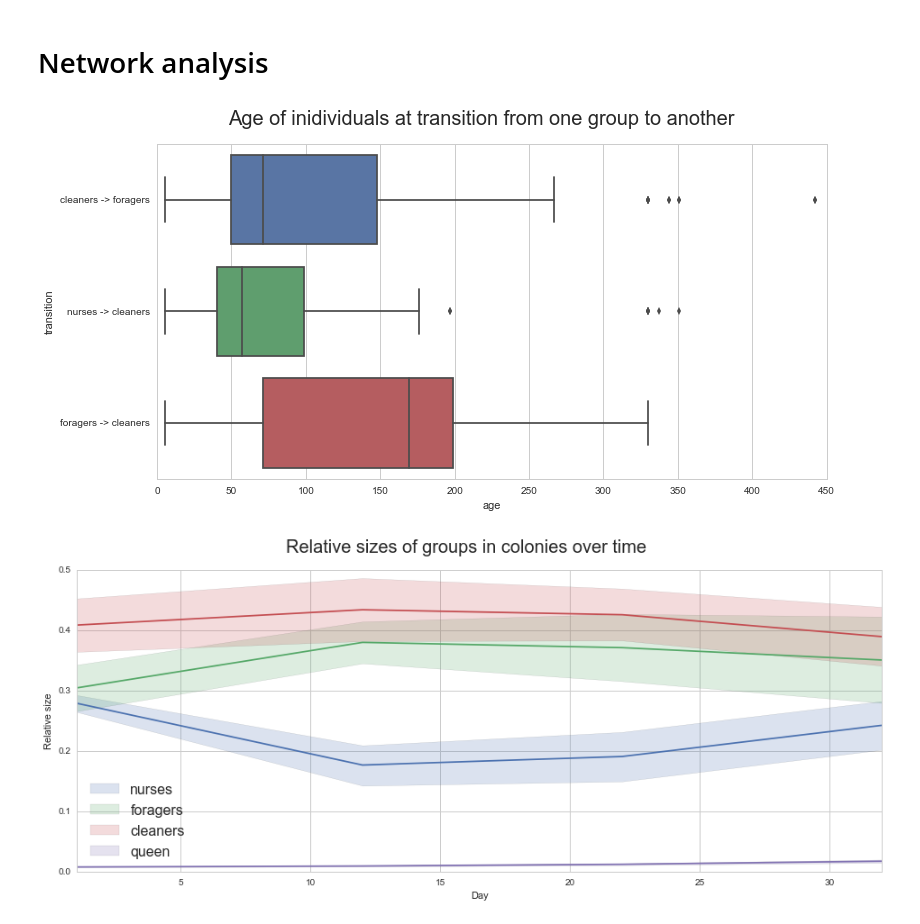
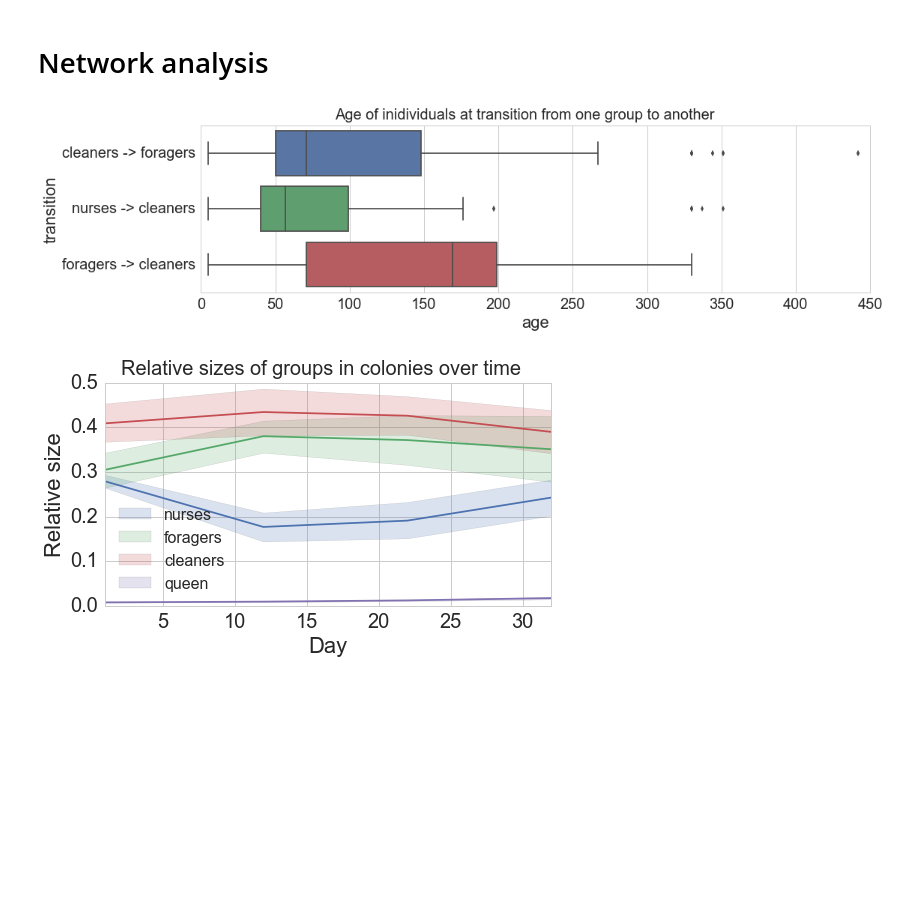
Before and after one commit to nebw/CNA_2016_project, a Jupyter notebook: Ant Colony CNA Project.ipynb, the cells around one changed output. Cells and saved outputs as stored; diff of their text form; code cells hidden in the pictures; blank space fills up the shorter version.

Commit message:
Better visualizations

```diff
--- a/Ant Colony CNA Project.ipynb
+++ b/Ant Colony CNA Project.ipynb
@@ -11,7 +11,7 @@ import pandas as pd
 import seaborn as sns
 import matplotlib.pyplot as plt
 
-sns.set(rc={"figure.figsize": (16, 6)})
+sns.set(rc={"figure.figsize": (16, 6)}, font_scale=2)
 sns.set_style("whitegrid")
 pal = sns.color_palette()
 # %% [markdown]
@@ -223,23 +224,23 @@ for group_from in transition_ages.keys():
             transition_list.append(('{} -> {}'.format(
                         labelmap[group_from], labelmap[group_to]), transition_ages[group_from][group_to]))
 # %%
-fig, ax = plt.subplots(figsize=(12, 6))
+fig, ax = plt.subplots(figsize=(16, 4))
 
 sns.boxplot(y='transition', x='age', ax=ax, orient='h', #color='gray',
             data=transitions.groupby('transition').filter(lambda vals: len(vals) > 30))
 
 _ = fig.suptitle('Age of inidividuals at transition from one group to another', fontsize=20)
 # %% [output]
-[figure, old version]
+[figure, new version]
 # %%
-fig, ax = plt.subplots(figsize=(16, 6))
+fig, ax = plt.subplots(figsize=(8, 4))
 sns.tsplot(time=period_start_days, data=np.stack(freqs), ax=ax)
 ax.legend([labelmap[k] for k in group_freqs.columns], fontsize=16, loc='best')
 ax.set_xlabel('Day')
 ax.set_ylabel('Relative size')
 _ = fig.suptitle('Relative sizes of groups in colonies over time', fontsize=20)
 # %% [output]
-[figure, old version]
+[figure, new version]
 # %%
 fstacked = np.stack(freqs)
 fdict = []
```
Also changed, not shown: parts of 7 cells of this notebook.
